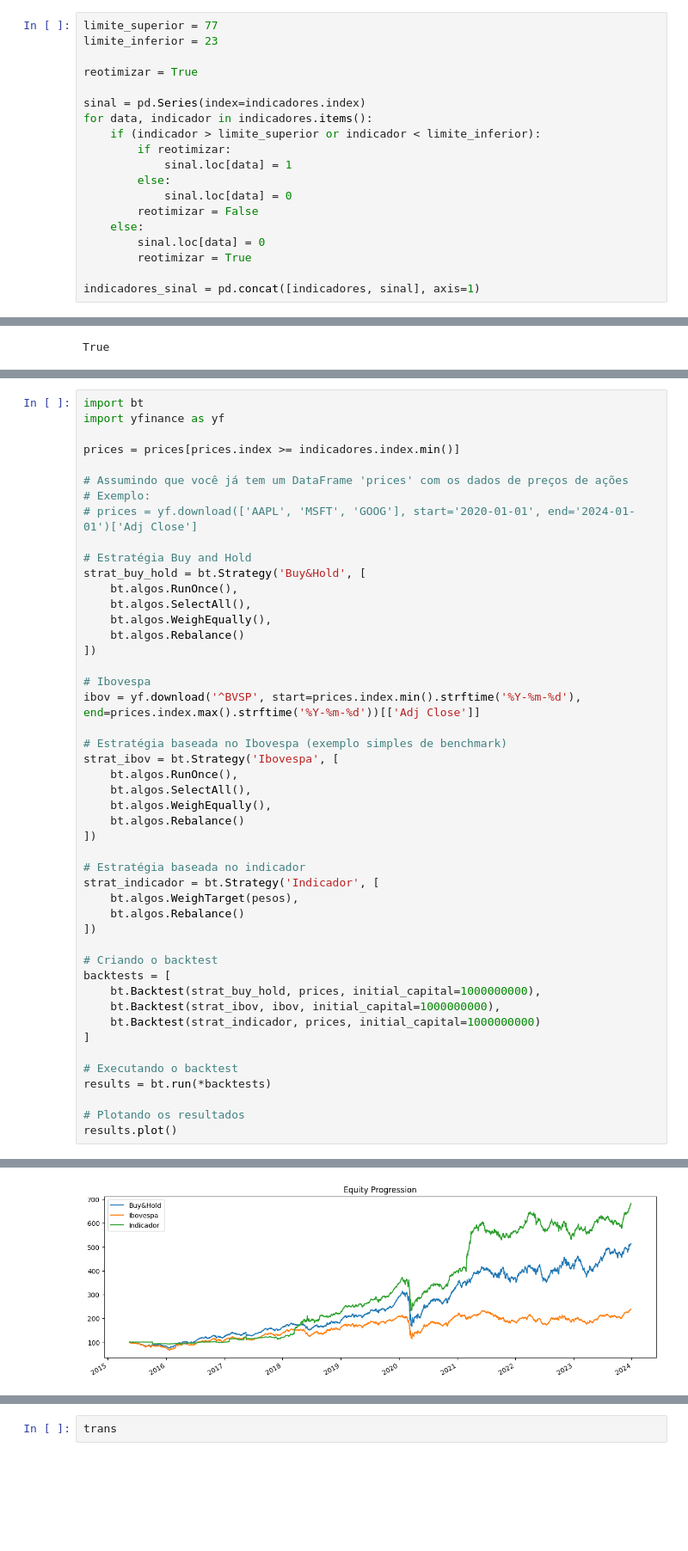
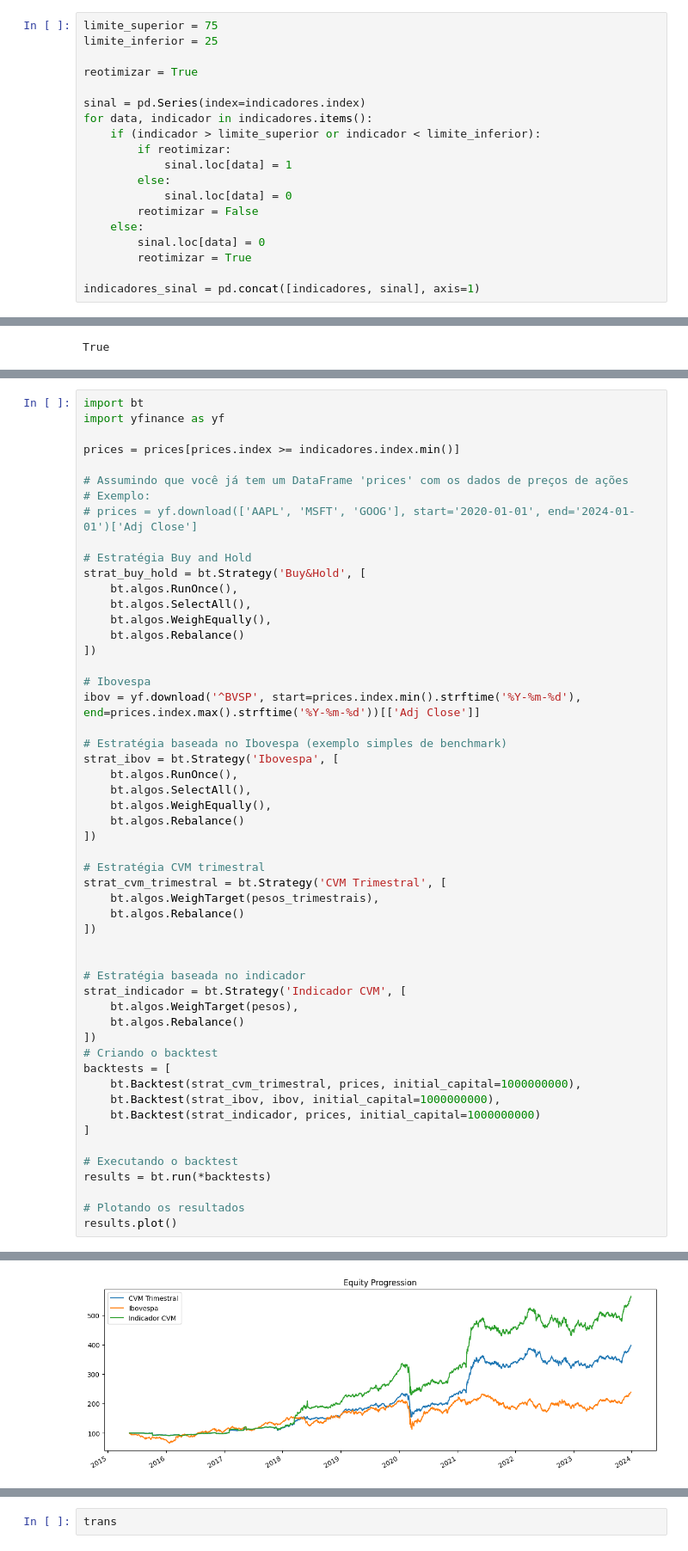
Before and after one commit to fea-dev-usp/quantamental-Dev_Wizards, a Jupyter notebook: backtesting.ipynb, the cells around one changed output, grey strips where cells are left out. Shown: that part at 86% size. Cells and saved outputs as stored; diff of their text form; blank space fills up the shorter version.

Commit message:
Codigo CVM Trimestral

```diff
--- a/backtesting.ipynb
+++ b/backtesting.ipynb
@@ -21,8 +22,8 @@ prices = pd.read_csv('./data/ativos_ibov/prices_adj_close.csv', index_col='Date'
 
 prices = prices[prices.index <= dt.datetime(2023, 12, 30)]
 # %%
-limite_superior = 77
-limite_inferior = 23
+limite_superior = 75
+limite_inferior = 25
 
 reotimizar = True
 
@@ -136,37 +208,43 @@ strat_buy_hold = bt.Strategy('Buy&Hold', [
 
 # Ibovespa
 ibov = yf.download('^BVSP', start=prices.index.min().strftime('%Y-%m-%d'), end=prices.index.max().strftime('%Y-%m-%d'))[['Adj Close']]
 
 # Estratégia baseada no Ibovespa (exemplo simples de benchmark)
 strat_ibov = bt.Strategy('Ibovespa', [
     bt.algos.RunOnce(),
     bt.algos.SelectAll(),
     bt.algos.WeighEqually(),
     bt.algos.Rebalance()
 ])
 
+# Estratégia CVM trimestral
+strat_cvm_trimestral = bt.Strategy('CVM Trimestral', [
+    bt.algos.WeighTarget(pesos_trimestrais),
+    bt.algos.Rebalance()
+])
+
+
 # Estratégia baseada no indicador
-strat_indicador = bt.Strategy('Indicador', [
+strat_indicador = bt.Strategy('Indicador CVM', [
     bt.algos.WeighTarget(pesos),
     bt.algos.Rebalance()
 ])
-
 # Criando o backtest
 backtests = [
-    bt.Backtest(strat_buy_hold, prices, initial_capital=1000000000),
+    bt.Backtest(strat_cvm_trimestral, prices, initial_capital=1000000000),
     bt.Backtest(strat_ibov, ibov, initial_capital=1000000000),
     bt.Backtest(strat_indicador, prices, initial_capital=1000000000)
 ]
 
 # Executando o backtest
 results = bt.run(*backtests)
 
 # Plotando os resultados
 results.plot()
 # %% [output]
 [*********************100%%**********************]  1 of 1 completed
 <Axes: title={'center': 'Equity Progression'}>
-[figure, old version]
+[figure, new version]
 # %%
 # Resultados
 results.display()
```
Also changed, not shown: parts of 5 cells of this notebook.
